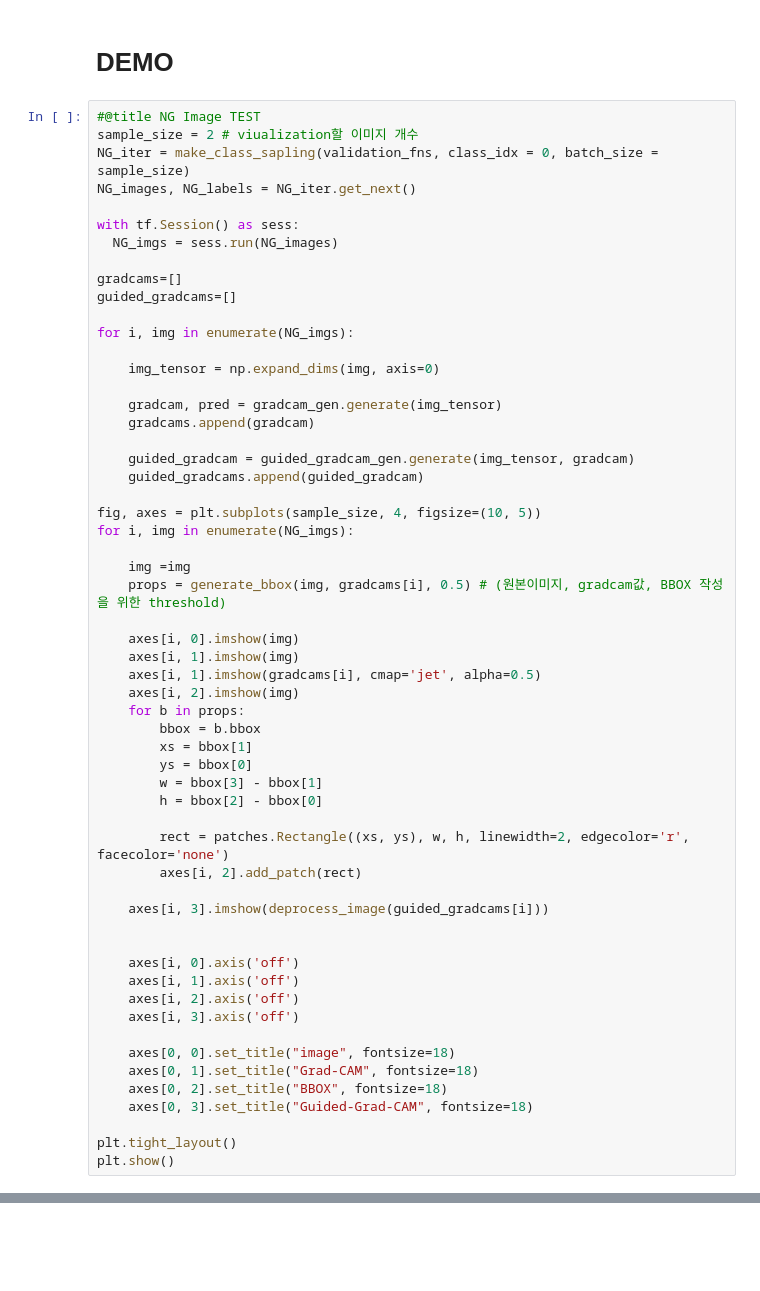
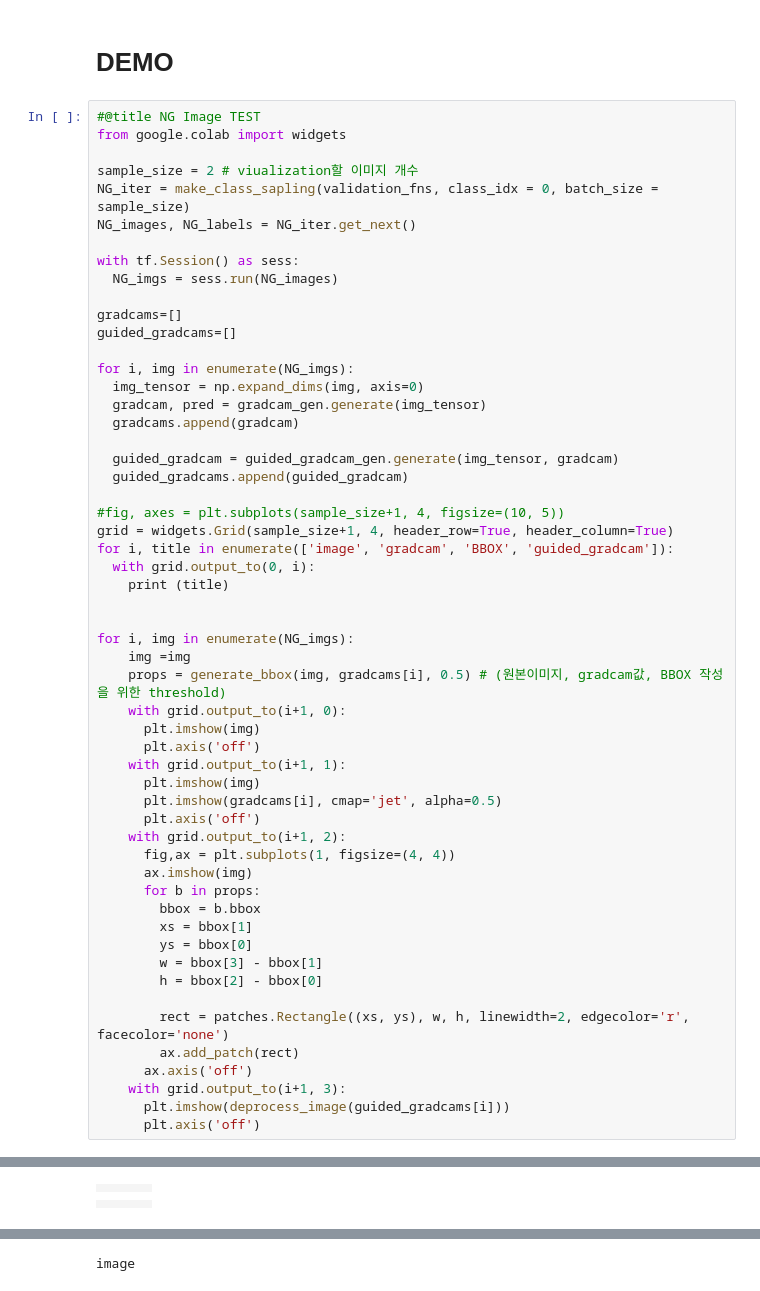
Before and after one commit to iskra3138/ImageSr, a Jupyter notebook: MVTEC_DEMO.ipynb, the cells around one changed output, grey strips where cells are left out. Cells and saved outputs as stored; diff of their text form; blank space fills up the shorter version.

Commit message:
Colaboratory를 통해 생성됨

```diff
--- a/MVTEC_DEMO.ipynb
+++ b/MVTEC_DEMO.ipynb
@@ -226,6 +247,8 @@ guided_gradcam_gen = GuidedGradCam(model, activation_layer)
 # DEMO
 # %%
 #@title NG Image TEST
+from google.colab import widgets
+
 sample_size = 2 # viualization할 이미지 개수
 NG_iter = make_class_sapling(validation_fns, class_idx = 0, batch_size = sample_size)
 NG_images, NG_labels = NG_iter.get_next()
@@ -237,26 +260,34 @@ gradcams=[]
 guided_gradcams=[]
 
 for i, img in enumerate(NG_imgs):
+  img_tensor = np.expand_dims(img, axis=0)
+  gradcam, pred = gradcam_gen.generate(img_tensor)
+  gradcams.append(gradcam)
 
-    img_tensor = np.expand_dims(img, axis=0)
+  guided_gradcam = guided_gradcam_gen.generate(img_tensor, gradcam)
+  guided_gradcams.append(guided_gradcam)
 
-    gradcam, pred = gradcam_gen.generate(img_tensor)
-    gradcams.append(gradcam)
+#fig, axes = plt.subplots(sample_size+1, 4, figsize=(10, 5))
+grid = widgets.Grid(sample_size+1, 4, header_row=True, header_column=True)
+for i, title in enumerate(['image', 'gradcam', 'BBOX', 'guided_gradcam']):
+  with grid.output_to(0, i):
+    print (title)
 
-    guided_gradcam = guided_gradcam_gen.generate(img_tensor, gradcam)
-    guided_gradcams.append(guided_gradcam)
 
-fig, axes = plt.subplots(sample_size, 4, figsize=(10, 5))
 for i, img in enumerate(NG_imgs):
-
     img =img
     props = generate_bbox(img, gradcams[i], 0.5) # (원본이미지, gradcam값, BBOX 작성을 위한 threshold)
-
-    axes[i, 0].imshow(img)
-    axes[i, 1].imshow(img)
-    axes[i, 1].imshow(gradcams[i], cmap='jet', alpha=0.5)
-    axes[i, 2].imshow(img)
-    for b in props:
+    with grid.output_to(i+1, 0):
+      plt.imshow(img)
+      plt.axis('off')
+    with grid.output_to(i+1, 1):
+      plt.imshow(img)
+      plt.imshow(gradcams[i], cmap='jet', alpha=0.5)
+      plt.axis('off')
+    with grid.output_to(i+1, 2):
+      fig,ax = plt.subplots(1, figsize=(4, 4))
+      ax.imshow(img)
+      for b in props:
         bbox = b.bbox
         xs = bbox[1]
         ys = bbox[0]
@@ -264,21 +295,9 @@ for i, img in enumerate(NG_imgs):
         h = bbox[2] - bbox[0]
 
         rect = patches.Rectangle((xs, ys), w, h, linewidth=2, edgecolor='r', facecolor='none')
-        axes[i, 2].add_patch(rect)
-
-    axes[i, 3].imshow(deprocess_image(guided_gradcams[i]))
-
-
-    axes[i, 0].axis('off')
-    axes[i, 1].axis('off')
-    axes[i, 2].axis('off')
-    axes[i, 3].axis('off')
-
-    axes[0, 0].set_title("image", fontsize=18)
-    axes[0, 1].set_title("Grad-CAM", fontsize=18)
-    axes[0, 2].set_title("BBOX", fontsize=18)
-    axes[0, 3].set_title("Guided-Grad-CAM", fontsize=18)
-
-plt.tight_layout()
-plt.show()
+        ax.add_patch(rect)
+      ax.axis('off')
+    with grid.output_to(i+1, 3):
+      plt.imshow(deprocess_image(guided_gradcams[i]))
+      plt.axis('off')
 # %% [output]
@@ -285,0 +304,3 @@ plt.show()
+|  |  |  |  |
+|  |  |  |  |
+|  |  |  |  |
@@ -285,0 +310 @@ plt.show()
+image
```
Also changed, not shown: parts of 4 cells of this notebook.
